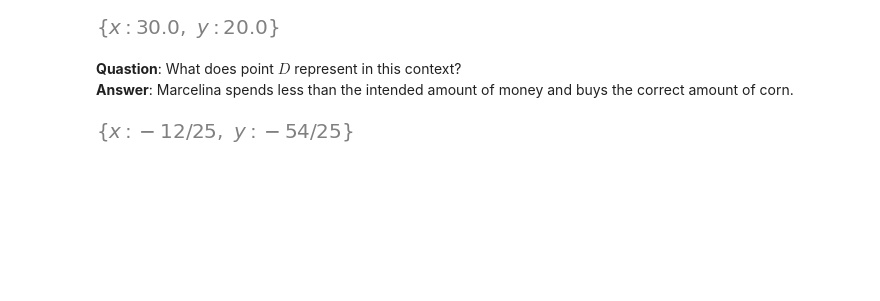
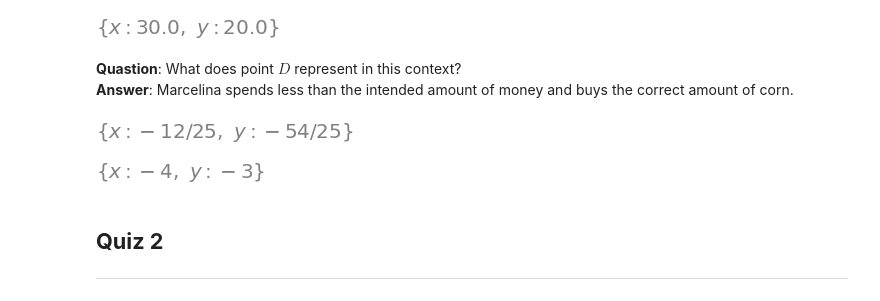
Before and after one commit to HarakaRisasi/python_code, a Jupyter notebook: math/linear_algebra/002_system_of_equations.ipynb, the cells around one changed output. Saved outputs shown, nothing was run; the diff lists cells and outputs as text; code cells hidden in the pictures; blank space fills up the shorter version.

```diff
--- a/math/linear_algebra/002_system_of_equations.ipynb
+++ b/math/linear_algebra/002_system_of_equations.ipynb
@@ -235,2 +235,11 @@ sp.sub([eq_1 - 6, eq_2 - 6],(x, y))
 # %% [output]
 [figure]
+# %%
+eq_1 = -9*y + 4*x - 11
+eq_2 = -3*y + 10*x + 31
+sp.solve([eq_1 - 0, eq_2 - 0],(x,y))
+# %% [output]
+[figure, added]
+# %% [markdown]
+## **Quiz 2**
+---
```
Also changed, not shown: parts of 3 cells of this notebook.
